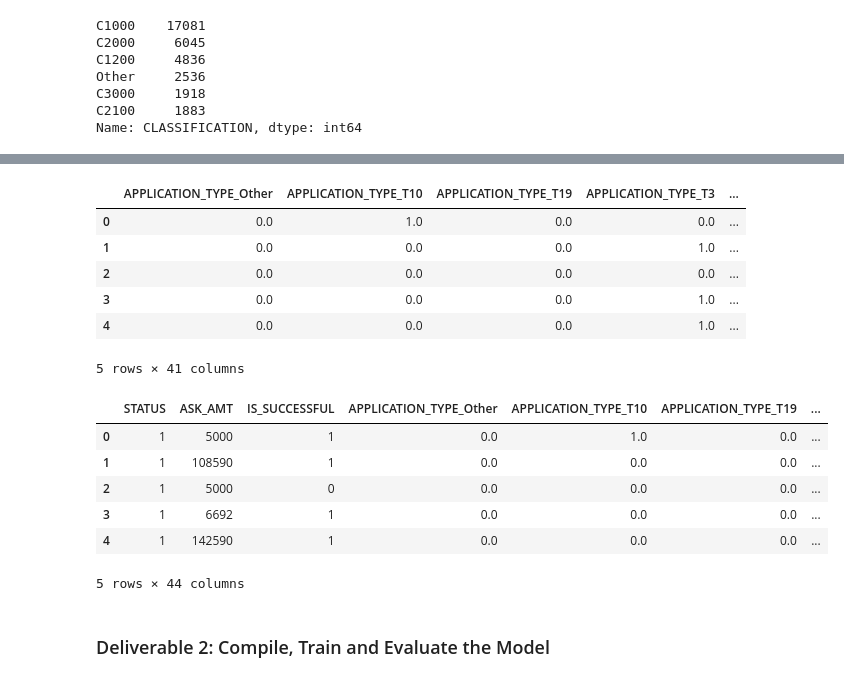
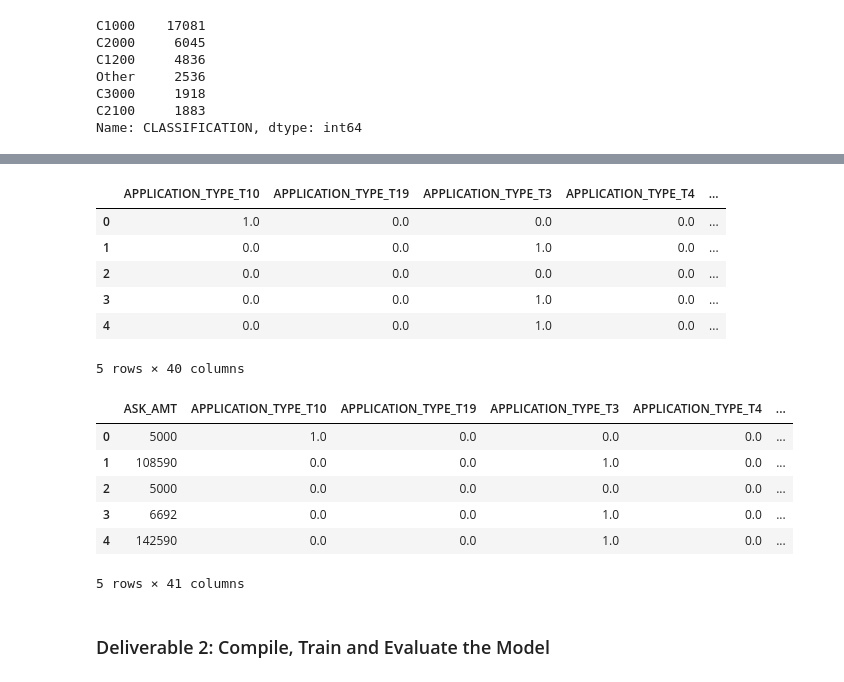
Before and after one commit to mhflynn/Neural_Network_Charity_Analysis, a Jupyter notebook: AlphabetSoupCharity.ipynb, the cells around one changed output, grey strips where cells are left out. Saved outputs shown, nothing was run; the diff lists cells and outputs as text; code cells hidden in the pictures.

```diff
--- a/AlphabetSoupCharity.ipynb
+++ b/AlphabetSoupCharity.ipynb
@@ -132,0 +173,6 @@ Name: CLASSIFICATION, dtype: int64
+# %%
+# Since non-numeric entries for ASK_AMT is small percentage of input, drop those rows for now
+mask = application_df['ASK_AMT'].map(lambda x: isinstance(x, str))
+drop_index = application_df[mask].index
+application_df.drop(drop_index, axis=0, inplace=True)
+application_df.shape
@@ -132,0 +181,4 @@ Name: CLASSIFICATION, dtype: int64
+# %%
+# Convert ASK_AMT to numeric values
+application_df['ASK_AMT'] = pd.to_numeric(application_df['ASK_AMT'])
+application_df['ASK_AMT'].dtypes
@@ -132,0 +187,5 @@ Name: CLASSIFICATION, dtype: int64
+# %%
+# Generate our categorical variable lists
+type_mask = application_df.dtypes=='object'
+application_cat = (application_df.dtypes[type_mask]).index.tolist()
+application_df[application_cat].nunique()
@@ -133,31 +207,33 @@ Name: CLASSIFICATION, dtype: int64
 # %%
 # Create a OneHotEncoder instance
-enc = OneHotEncoder(sparse=False)
+enc = OneHotEncoder(drop='if_binary', sparse=False)
 
 # Fit and transform the OneHotEncoder using the categorical variable list
-#  YOUR CODE GOES HERE
+encode_df = pd.DataFrame(enc.fit_transform(application_df[application_cat]), index=application_df.index)
 
 # Add the encoded variable names to the dataframe
-encode_df.columns = enc.get_feature_names(application_cat)
+encode_df.columns = enc.get_feature_names_out()
 encode_df.head()
 # %% [output]
-|  | APPLICATION_TYPE_Other | APPLICATION_TYPE_T10 | APPLICATION_TYPE_T19 | APPLICATION_TYPE_T3 | ... |
-| 0 | 0.0 | 1.0 | 0.0 | 0.0 | ... |
-| 1 | 0.0 | 0.0 | 0.0 | 1.0 | ... |
+|  | APPLICATION_TYPE_T10 | APPLICATION_TYPE_T19 | APPLICATION_TYPE_T3 | APPLICATION_TYPE_T4 | ... |
+| 0 | 1.0 | 0.0 | 0.0 | 0.0 | ... |
+| 1 | 0.0 | 0.0 | 1.0 | 0.0 | ... |
 | 2 | 0.0 | 0.0 | 0.0 | 0.0 | ... |
-| 3 | 0.0 | 0.0 | 0.0 | 1.0 | ... |
-| 4 | 0.0 | 0.0 | 0.0 | 1.0 | ... |
+| 3 | 0.0 | 0.0 | 1.0 | 0.0 | ... |
+| 4 | 0.0 | 0.0 | 1.0 | 0.0 | ... |
-5 rows × 41 columns
+5 rows × 40 columns
 # %%
 # Merge one-hot encoded features and drop the originals
-#  YOUR CODE GOES HERE
+encode_df = pd.concat([application_df, encode_df], axis=1)
+encode_df.drop(application_cat, axis=1, inplace=True)
+encode_df.head()
 # %% [output]
-|  | STATUS | ASK_AMT | IS_SUCCESSFUL | APPLICATION_TYPE_Other | APPLICATION_TYPE_T10 | APPLICATION_TYPE_T19 | ... |
-| 0 | 1 | 5000 | 1 | 0.0 | 1.0 | 0.0 | ... |
-| 1 | 1 | 108590 | 1 | 0.0 | 0.0 | 0.0 | ... |
-| 2 | 1 | 5000 | 0 | 0.0 | 0.0 | 0.0 | ... |
-| 3 | 1 | 6692 | 1 | 0.0 | 0.0 | 0.0 | ... |
-| 4 | 1 | 142590 | 1 | 0.0 | 0.0 | 0.0 | ... |
+|  | ASK_AMT | APPLICATION_TYPE_T10 | APPLICATION_TYPE_T19 | APPLICATION_TYPE_T3 | APPLICATION_TYPE_T4 | ... |
+| 0 | 5000 | 1.0 | 0.0 | 0.0 | 0.0 | ... |
+| 1 | 108590 | 0.0 | 0.0 | 1.0 | 0.0 | ... |
+| 2 | 5000 | 0.0 | 0.0 | 0.0 | 0.0 | ... |
+| 3 | 6692 | 0.0 | 0.0 | 1.0 | 0.0 | ... |
+| 4 | 142590 | 0.0 | 0.0 | 1.0 | 0.0 | ... |
-5 rows × 44 columns
+5 rows × 41 columns
 # %%
 # Split our preprocessed data into our features and target arrays
```
Also changed, not shown: parts of 11 cells of this notebook.
